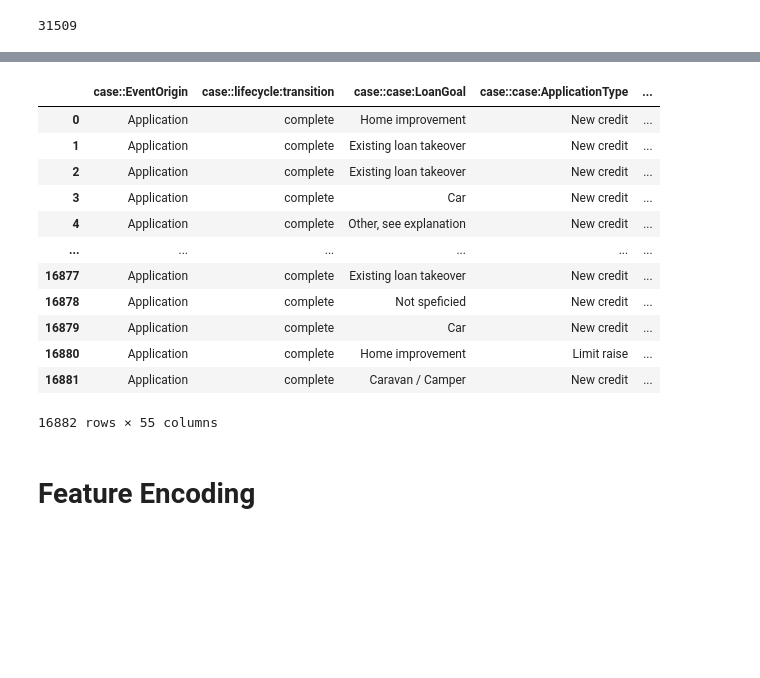
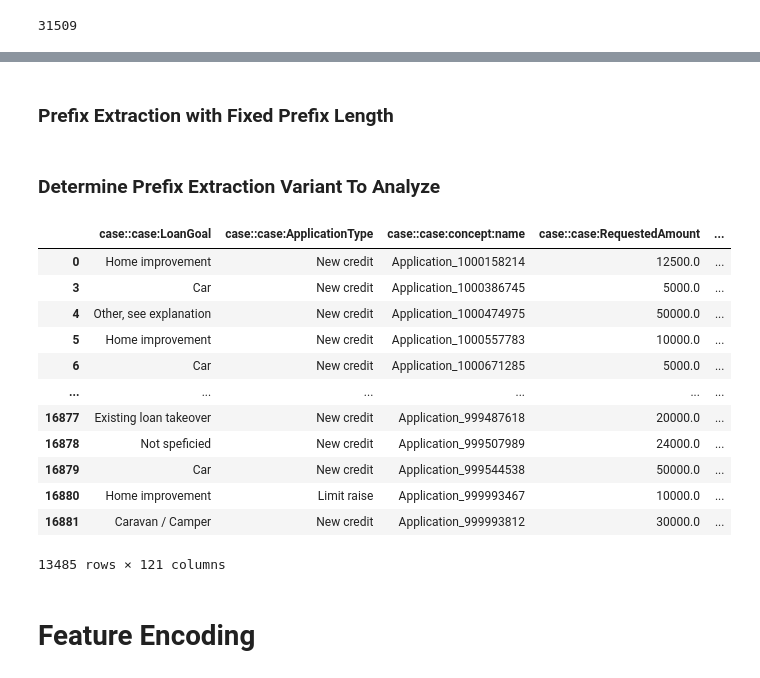
Before and after one commit to samuellukaswidmer/Bachelors-Thesis, a Jupyter notebook: predictive_monitoring_bpic17.ipynb, the cells around one changed output, grey strips where cells are left out. Cells and saved outputs as stored; diff of their text form; code cells hidden in the pictures; blank space fills up the shorter version.

```diff
--- a/predictive_monitoring_bpic17.ipynb
+++ b/predictive_monitoring_bpic17.ipynb
@@ -215,19 +230,46 @@ print(prefix_log["meta::case_id"].nunique())
+# %%
+prefix_log_cutoff_train = prefix_log_cutoff[prefix_log_cutoff['meta::case_id'].isin(train_cases)]
+prefix_log_cutoff_test = prefix_log_cutoff[prefix_log_cutoff['meta::case_id'].isin(test_cases)]
+# %% [markdown]
+### Prefix Extraction with Fixed Prefix Length
+# %%
+prefix_log_fixed = extract_prefixes_fixed_length(
+    event_log,
+    prefix_length=5,
+    target_activity='A_Pending',
+    holidays=nl_holidays,
+    timezone='Europe/Amsterdam'
+)
+# %%
+prefix_log_fixed_train = prefix_log_fixed[prefix_log_fixed['meta::case_id'].isin(train_cases)]
+prefix_log_fixed_test = prefix_log_fixed[prefix_log_fixed['meta::case_id'].isin(test_cases)]
+# %% [markdown]
+### Determine Prefix Extraction Variant To Analyze
+# %%
+is_cutoff = True
+
+if is_cutoff:
+    prefix_log_train = prefix_log_cutoff_train
+    prefix_log_test = prefix_log_cutoff_test
+else:
+    prefix_log_train = prefix_log_fixed_train
+    prefix_log_test = prefix_log_fixed_test
 # %%
-display(prefix_log)
+display(prefix_log_train)
 # %% [output]
-|  | case::EventOrigin | case::lifecycle:transition | case::case:LoanGoal | case::case:ApplicationType | ... |
-| 0 | Application | complete | Home improvement | New credit | ... |
-| 1 | Application | complete | Existing loan takeover | New credit | ... |
-| 2 | Application | complete | Existing loan takeover | New credit | ... |
-| 3 | Application | complete | Car | New credit | ... |
-| 4 | Application | complete | Other, see explanation | New credit | ... |
+|  | case::case:LoanGoal | case::case:ApplicationType | case::case:concept:name | case::case:RequestedAmount | ... |
+| 0 | Home improvement | New credit | Application_1000158214 | 12500.0 | ... |
+| 3 | Car | New credit | Application_1000386745 | 5000.0 | ... |
+| 4 | Other, see explanation | New credit | Application_1000474975 | 50000.0 | ... |
+| 5 | Home improvement | New credit | Application_1000557783 | 10000.0 | ... |
+| 6 | Car | New credit | Application_1000671285 | 5000.0 | ... |
 | ... | ... | ... | ... | ... | ... |
-| 16877 | Application | complete | Existing loan takeover | New credit | ... |
-| 16878 | Application | complete | Not speficied | New credit | ... |
-| 16879 | Application | complete | Car | New credit | ... |
-| 16880 | Application | complete | Home improvement | Limit raise | ... |
-| 16881 | Application | complete | Caravan / Camper | New credit | ... |
+| 16877 | Existing loan takeover | New credit | Application_999487618 | 20000.0 | ... |
+| 16878 | Not speficied | New credit | Application_999507989 | 24000.0 | ... |
+| 16879 | Car | New credit | Application_999544538 | 50000.0 | ... |
+| 16880 | Home improvement | Limit raise | Application_999993467 | 10000.0 | ... |
+| 16881 | Caravan / Camper | New credit | Application_999993812 | 30000.0 | ... |
-16882 rows × 55 columns
+13485 rows × 121 columns
 # %% [markdown]
 # Feature Encoding
 # %%
```
Also changed, not shown: parts of 34 cells of this notebook, 8 other files.
